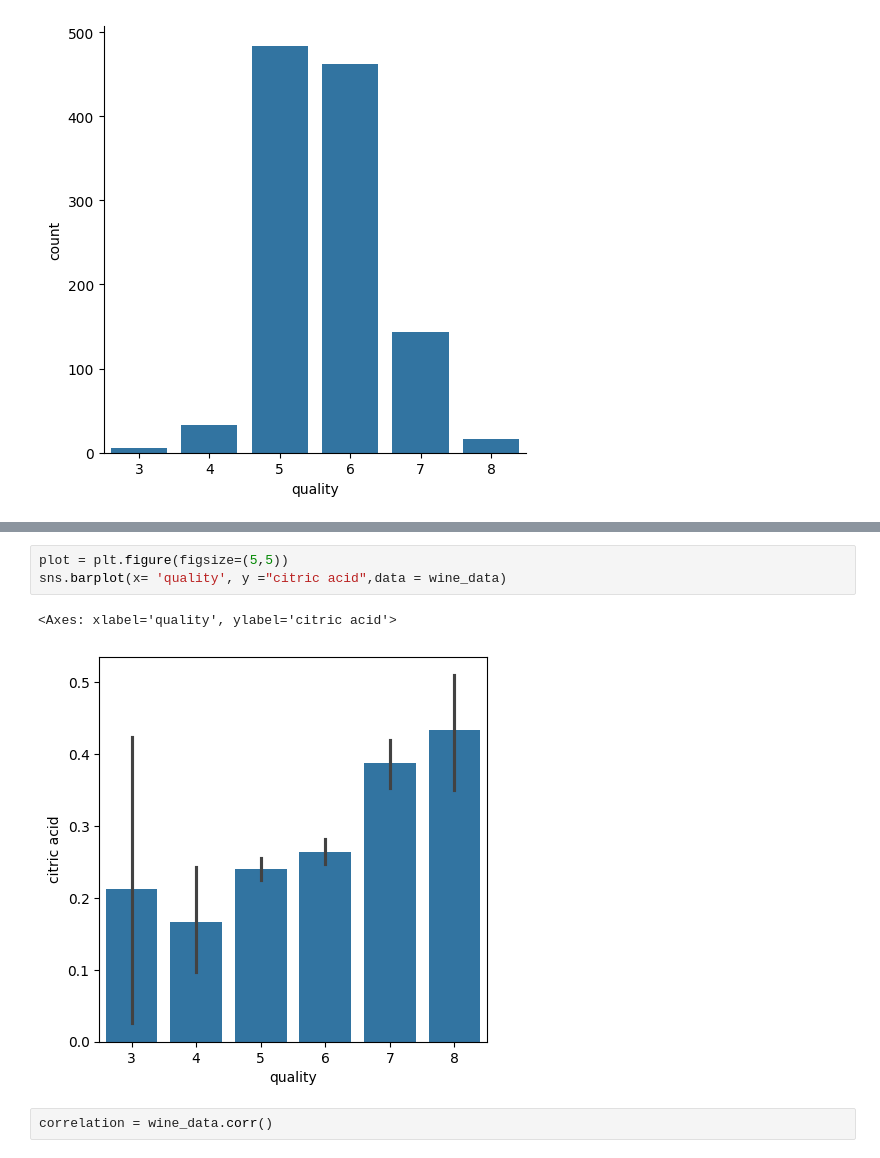
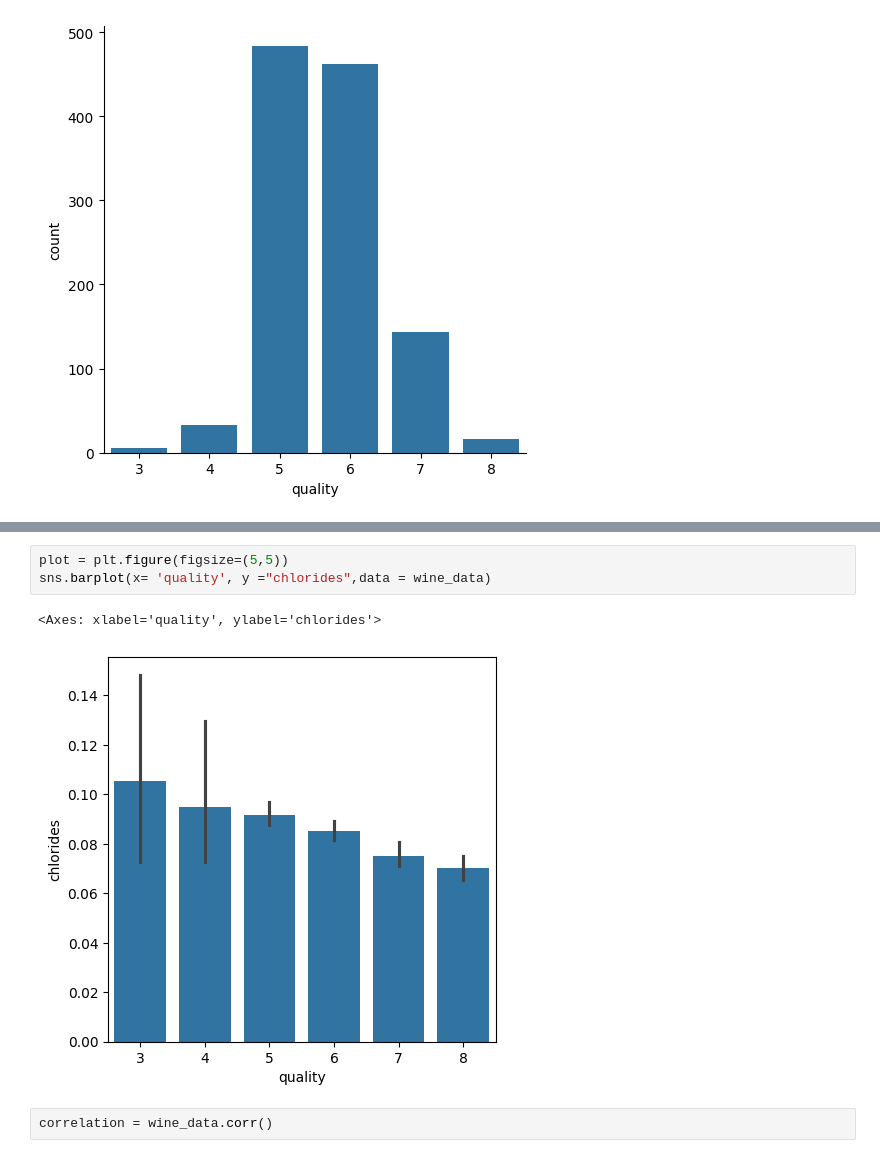
Before and after one commit to Varun-Mayilvaganan/MLPlayground, a Jupyter notebook: Wine_Quality_prediction_RandomForest.ipynb, the cells around one changed output, grey strips where cells are left out. Saved outputs shown, nothing was run; the diff lists cells and outputs as text.

```diff
--- a/Wine_Quality_prediction_RandomForest.ipynb
+++ b/Wine_Quality_prediction_RandomForest.ipynb
@@ -103,9 +103,9 @@ sns.barplot(x= 'quality', y ="volatile acidity",data = wine_data)
 # %%
 plot = plt.figure(figsize=(5,5))
-sns.barplot(x= 'quality', y ="citric acid",data = wine_data)
+sns.barplot(x= 'quality', y ="chlorides",data = wine_data)
 # %% [output]
-<Axes: xlabel='quality', ylabel='citric acid'>
+<Axes: xlabel='quality', ylabel='chlorides'>
-[figure, old version]
+[figure, new version]
 # %%
 correlation = wine_data.corr()
 # %%
```
Also changed, not shown: parts of 11 cells of this notebook.
